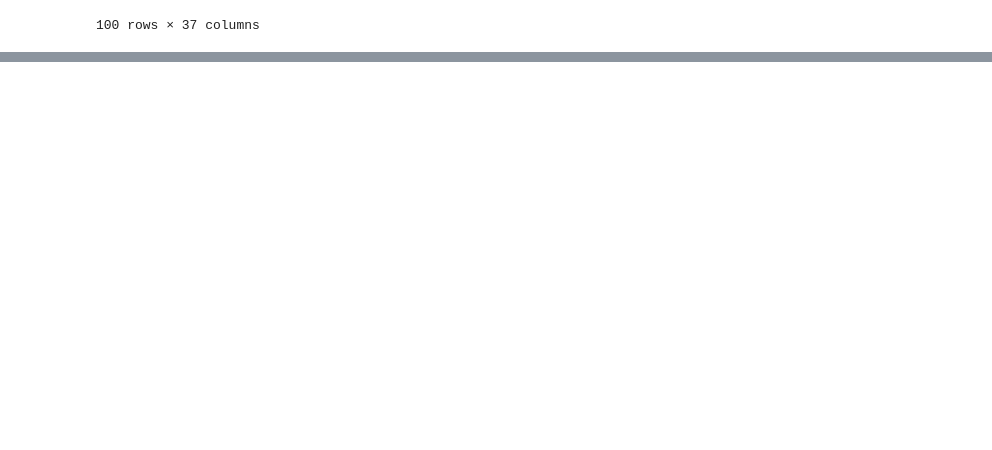
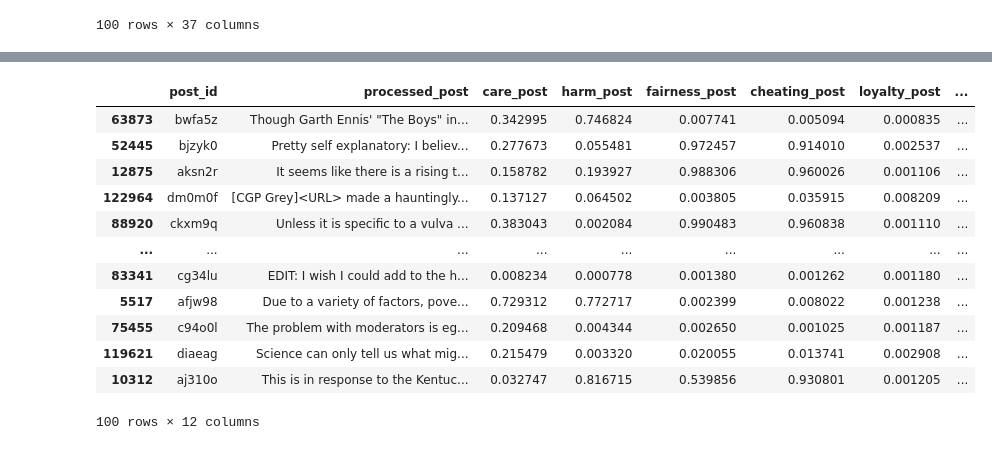
Before and after one commit to haydenarnold/CMV2, a Jupyter notebook: [template]_MoralBERT.ipynb, the cells around one changed output, grey strips where cells are left out. Drawn from its saved outputs; the diff is of its cells as text; code cells hidden in the pictures; blank space fills up the shorter version.

```diff
--- a/[template]_MoralBERT.ipynb
+++ b/[template]_MoralBERT.ipynb
@@ -314,0 +326,34 @@ df_sample
+# %%
+post = df_sample[['post_id', 'processed_post']].drop_duplicates(subset='post_id')
+
+for mft in mft_values:
+  repo_name = f"vjosap/moralBERT-predict-{mft}-in-text"
+  model = MoralBERTModel.from_pretrained(repo_name, bert_model=bert_model)
+  model.to(device)
+  model.eval()
+
+  tqdm.pandas(desc=f"predicting {mft} scores (sentence-level chunking + max-pooling)")
+  post[f"{mft}_post"] = post["processed_post"].progress_apply(
+    lambda text: predict_single_text_sentence_chunked(
+        text,
+        model=model,
+        tokenizer=tokenizer,
+        device=device
+    )
+    )
+
+post
+# %% [output]
+|  | post_id | processed_post | care_post | harm_post | fairness_post | cheating_post | loyalty_post | ... |
+| 63873 | bwfa5z | Though Garth Ennis' "The Boys" in... | 0.342995 | 0.746824 | 0.007741 | 0.005094 | 0.000835 | ... |
+| 52445 | bjzyk0 | Pretty self explanatory: I believ... | 0.277673 | 0.055481 | 0.972457 | 0.914010 | 0.002537 | ... |
+| 12875 | aksn2r | It seems like there is a rising t... | 0.158782 | 0.193927 | 0.988306 | 0.960026 | 0.001106 | ... |
+| 122964 | dm0m0f | [CGP Grey]<URL> made a hauntingly... | 0.137127 | 0.064502 | 0.003805 | 0.035915 | 0.008209 | ... |
+| 88920 | ckxm9q | Unless it is specific to a vulva ... | 0.383043 | 0.002084 | 0.990483 | 0.960838 | 0.001110 | ... |
+| ... | ... | ... | ... | ... | ... | ... | ... | ... |
+| 83341 | cg34lu | EDIT: I wish I could add to the h... | 0.008234 | 0.000778 | 0.001380 | 0.001262 | 0.001180 | ... |
+| 5517 | afjw98 | Due to a variety of factors, pove... | 0.729312 | 0.772717 | 0.002399 | 0.008022 | 0.001238 | ... |
+| 75455 | c94o0l | The problem with moderators is eg... | 0.209468 | 0.004344 | 0.002650 | 0.001025 | 0.001187 | ... |
+| 119621 | diaeag | Science can only tell us what mig... | 0.215479 | 0.003320 | 0.020055 | 0.013741 | 0.002908 | ... |
+| 10312 | aj310o | This is in response to the Kentuc... | 0.032747 | 0.816715 | 0.539856 | 0.930801 | 0.001205 | ... |
+100 rows × 12 columns
```
Also changed, not shown: parts of 11 cells of this notebook.
